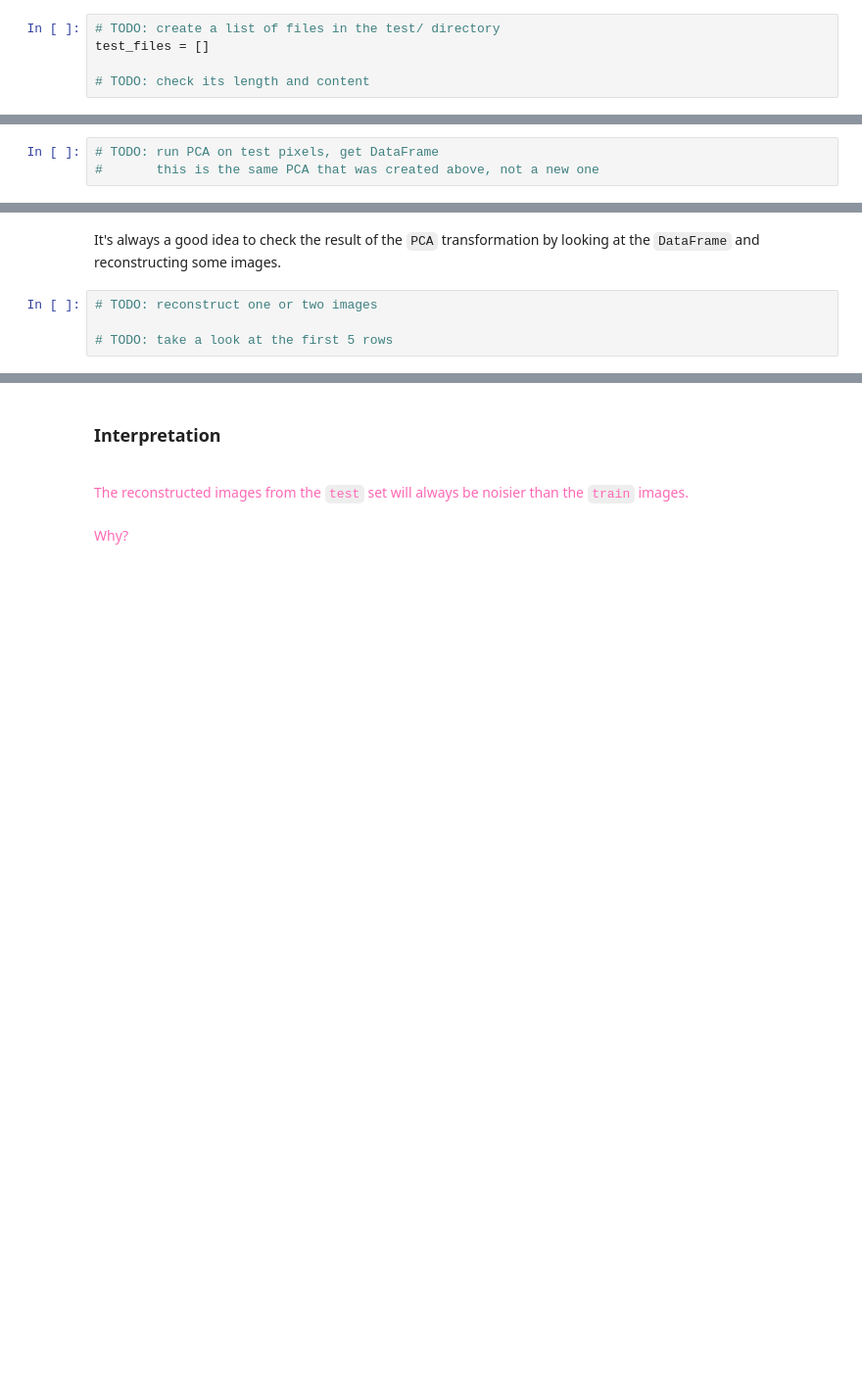
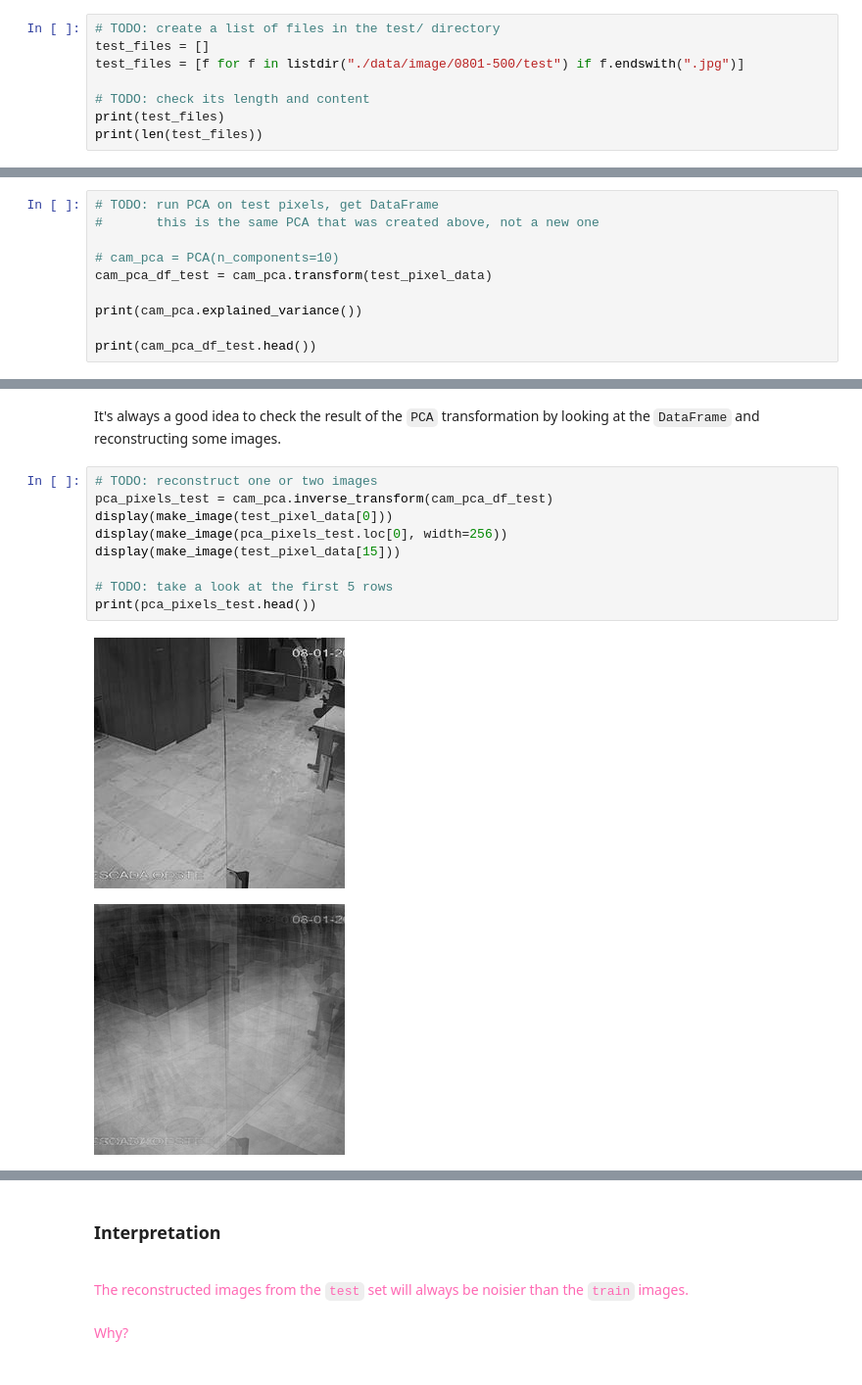
Before and after one commit to ML-strupp/Homework09, a Jupyter notebook: Homework09.ipynb, the cells around one changed output, grey strips where cells are left out. Shown at 98% size. Cells and saved outputs as stored; diff of their text form; blank space fills up the shorter version.

```diff
--- a/Homework09.ipynb
+++ b/Homework09.ipynb
@@ -234,5 +208,8 @@ Now we'll open the image files inside the `./data/image/0801-500/test/` director
 # %%
 # TODO: create a list of files in the test/ directory
 test_files = []
+test_files = [f for f in listdir("./data/image/0801-500/test") if f.endswith(".jpg")]
 
 # TODO: check its length and content
+print(test_files)
+print(len(test_files))
@@ -251,3 +235,10 @@ Since those are already trained, all we have to do is run their `transform()` fu
 # %%
 # TODO: run PCA on test pixels, get DataFrame
 #       this is the same PCA that was created above, not a new one
+
+# cam_pca = PCA(n_components=10)
+cam_pca_df_test = cam_pca.transform(test_pixel_data)
+
+print(cam_pca.explained_variance())
+
+print(cam_pca_df_test.head())
@@ -255,5 +264,13 @@ Since those are already trained, all we have to do is run their `transform()` fu
 It's always a good idea to check the result of the `PCA` transformation by looking at the `DataFrame` and reconstructing some images.
 # %%
 # TODO: reconstruct one or two images
+pca_pixels_test = cam_pca.inverse_transform(cam_pca_df_test)
+display(make_image(test_pixel_data[0]))
+display(make_image(pca_pixels_test.loc[0], width=256))
+display(make_image(test_pixel_data[15]))
 
 # TODO: take a look at the first 5 rows
+print(pca_pixels_test.head())
+# %% [output]
+[figure, added]
+[figure, added]
```
Also changed, not shown: parts of 11 cells of this notebook.
